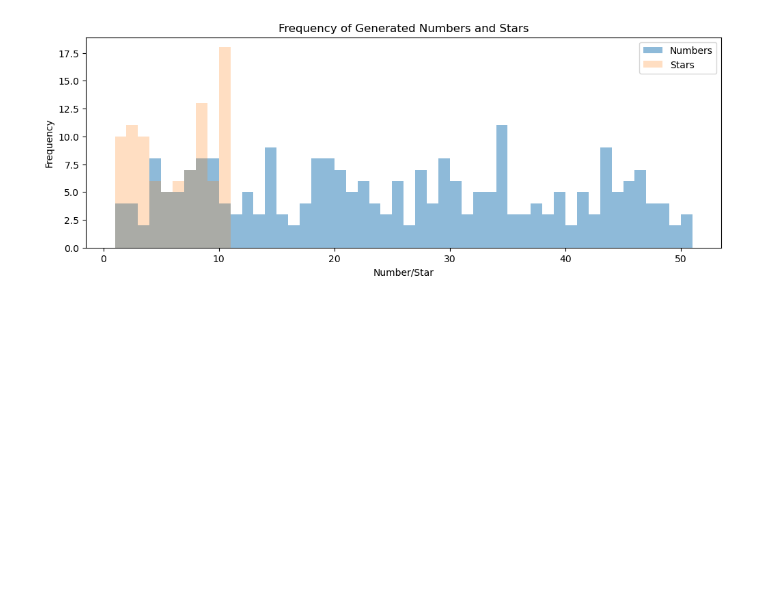
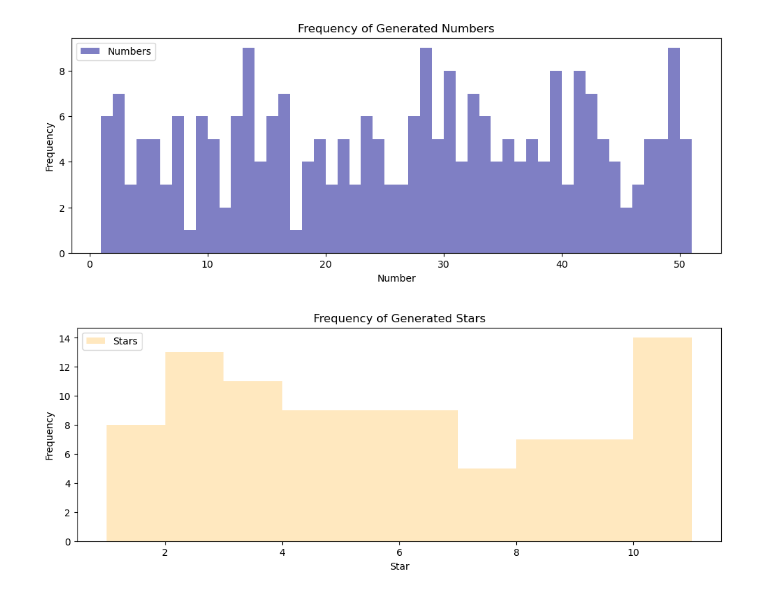
Before and after one commit to andradediegoit/Python2, a Jupyter notebook: teste_avaliacao_final_ex4.ipynb, the cells around one changed output. Drawn from its saved outputs; the diff is of its cells as text; code cells hidden in the pictures; blank space fills up the shorter version.

```diff
--- a/teste_avaliacao_final_ex4.ipynb
+++ b/teste_avaliacao_final_ex4.ipynb
@@ -7,37 +7,47 @@ import matplotlib.pyplot as plt
 def create_key():
     numbers = random.sample(range(1, 51), 5)  # Generates a sequence of 5 numbers from 1 to 50 without repetition
     stars = random.sample(range(1, 13), 2)    # Generates a sequence of 2 numbers from 1 to 12 without repetition
     return numbers + stars                    # return the keys as a tuple containing the two sequences
 
 def create_keys(num_keys):                    # function to generete multiple keys
     keys = []
     for _ in range(num_keys):
         key = create_key()
         keys.append(key)
     return keys
 
 keys = create_keys(50)    # Generate 30 unique keys
 
 
  # Create a CSV file to store the keys
 with open('Keys.csv', 'w', newline='') as cvsfile:
     write = csv.writer(cvsfile)
     write.writerow(['Number 1','Number 2', 'Number 3','Number 4', 'Number 5','Star 1', 'Star 2'])
     write.writerows(keys)
 
 
 # grafic
+
 numbers = [number for key in keys for number in key[:5]]
-stars = [star for key in keys for star in key[5:]]
-
 plt.figure(figsize=(12, 4))
-plt.hist(numbers, bins=range(1, 52), alpha=0.50, label='Numbers')
-plt.hist(stars, bins=range(1,12), alpha=0.25, label='Stars')
-plt.xlabel('Number/Star')
+plt.hist(numbers, bins=range(1, 52), alpha=0.50, label='Numbers', color='darkblue')
+plt.xlabel('Number')
 plt.ylabel('Frequency')
-plt.title('Frequency of Generated Numbers and Stars')
+plt.title('Frequency of Generated Numbers')
 plt.legend()
 plt.grid(False)
 plt.show()
+
+
+stars = [star for key in keys for star in key[5:]]
+plt.figure(figsize=(12, 4))
+plt.hist(stars, bins=range(1,12), alpha=0.25, label='Stars', color='orange')
+plt.xlabel('Star')
+plt.ylabel('Frequency')
+plt.title('Frequency of Generated Stars')
+plt.legend()
+plt.grid(False)
+plt.show()
 # %% [output]
-[figure, old version]
+[figure, new version]
+[figure, added]
```
Also changed, not shown: parts of 2 cells of this notebook, 6 other files.
